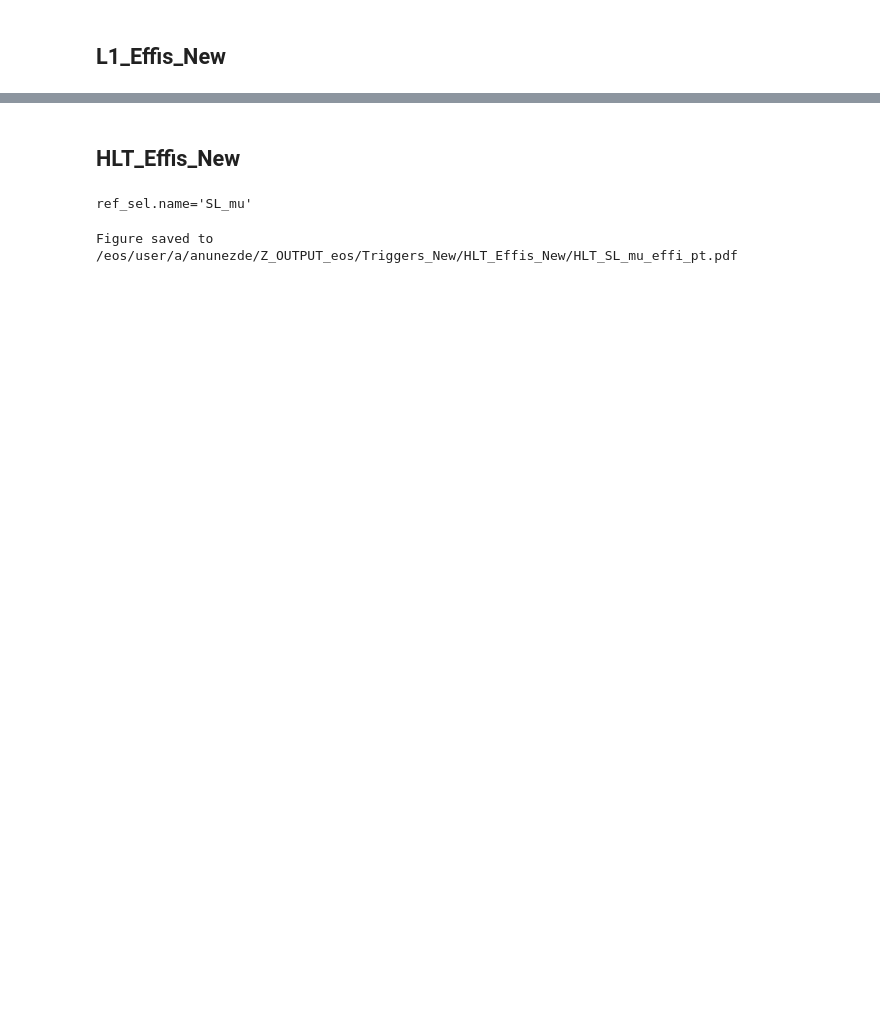
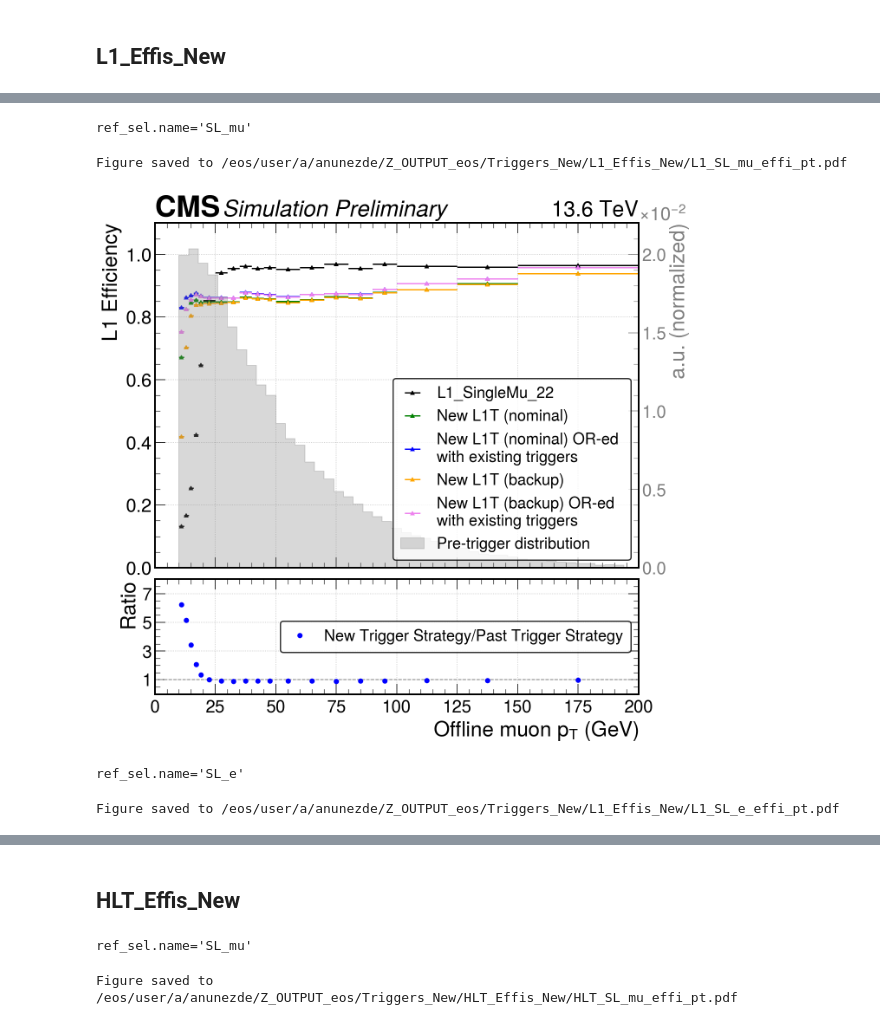
Before and after one commit to antonettprado/hh, a Jupyter notebook: triggers/plot_effis.ipynb, the cells around one changed output, grey strips where cells are left out. Saved outputs shown, nothing was run; the diff lists cells and outputs as text; code cells hidden in the pictures; blank space fills up the shorter version.

```diff
--- a/triggers/plot_effis.ipynb
+++ b/triggers/plot_effis.ipynb
@@ -218,0 +218,36 @@ Figure saved to /eos/user/a/anunezde/Z_OUTPUT_eos/Triggers_New/L1_Effis_New/L1_S
+# %%
+workdir = Path('/eos/user/a/anunezde/Z_OUTPUT_eos/Triggers_New/L1_Effis_New')
+file_path = workdir / 'results' / 'bbWW_sl.root'
+
+l1_muon_sels = [
+    Sel('SL_mu_L1_SingleMu22', 'black', 'L1_SingleMu_22', note='old_strategy'),
+    # Sel('SL_mu_L1_All', 'red', 'OR of existing triggers', note='existing_all'),
+    Sel('SL_mu_L1_Mu12_HTT150er', 'green', 'New L1T (nominal)'),
+    Sel('SL_mu_L1_Mu12_HTT150er_OR_All', 'blue', 'New L1T (nominal) OR-ed \nwith existing triggers', note='new_strategy'),
+    Sel('SL_mu_L1_Mu14_HTT150er', 'orange', 'New L1T (backup)'),
+    Sel('SL_mu_L1_Mu14_HTT150er_OR_All', 'violet', 'New L1T (backup) OR-ed \nwith existing triggers'),
+]
+l1_electron_sels = [
+    Sel('SL_e_L1_SingleIsoEG30er2p5', 'black', 'L1_SingleIsoEG30er2p5', note='old_strategy'),
+    # Sel('SL_e_L1_All', 'red', 'OR of existing triggers', note='existing_all'),
+    Sel('SL_e_L1_LooseIsoEG14er2p5_HTT200er', 'green', 'New L1T (nominal)'),
+    Sel('SL_e_L1_LooseIsoEG14er2p5_HTT200er_OR_All', 'blue', 'New L1T (nominal) OR-ed \nwith existing triggers', note='new_strategy'),
+    Sel('SL_e_L1_LooseIsoEG16er2p5_HTT200er', 'orange', 'New L1T (backup)'),
+    Sel('SL_e_L1_LooseIsoEG16er2p5_HTT200er_OR_All', 'violet', 'New L1T (backup) OR-ed \nwith existing triggers'),
+]
+ratio_yticks=np.array([1,3,5,7])
+figsize=(10,10)
+plot_effis_and_ratio(l1_muon_sels, 'muon', file_path, workdir / 'L1_SL_mu_effi_pt.pdf',
+    ylabel='L1 Efficiency', figsize=figsize, legend_loc='lower right',
+    show_ratio=True, ratio_ylim=[0,8], ratio_yticks=ratio_yticks,
+    pretrigger_dist=True)
+plot_effis_and_ratio(l1_electron_sels, 'electron', file_path, workdir / 'L1_SL_e_effi_pt.pdf',
+    ylabel='L1 Efficiency', figsize=figsize, legend_loc='lower right',
+    show_ratio=True, ratio_ylim=[0,8], ratio_yticks=ratio_yticks,
+    pretrigger_dist=True)
+# %% [output]
+ref_sel.name='SL_mu'
+Figure saved to /eos/user/a/anunezde/Z_OUTPUT_eos/Triggers_New/L1_Effis_New/L1_SL_mu_effi_pt.pdf
+[figure, added]
+ref_sel.name='SL_e'
+Figure saved to /eos/user/a/anunezde/Z_OUTPUT_eos/Triggers_New/L1_Effis_New/L1_SL_e_effi_pt.pdf
```
Also changed, not shown: parts of 5 cells of this notebook, 34 other files.
